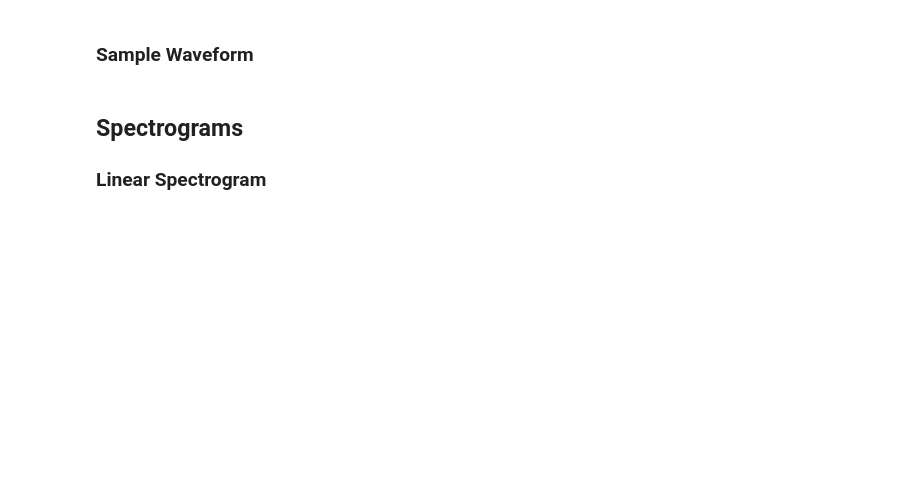
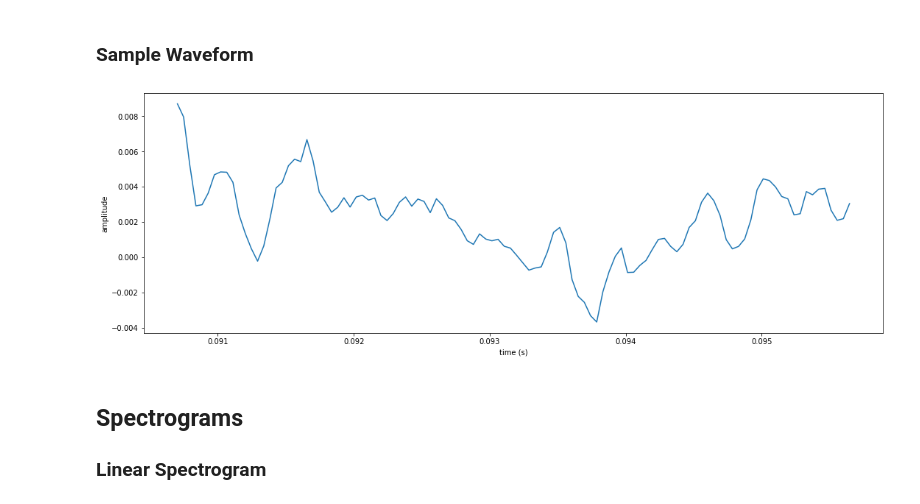
Before and after one commit to dontmindifiduda/urban-sound-classification, a Jupyter notebook: urban-sound-classification.ipynb, the cells around one changed output. Cells and saved outputs as stored; diff of their text form; code cells hidden in the pictures; blank space fills up the shorter version.

```diff
--- a/urban-sound-classification.ipynb
+++ b/urban-sound-classification.ipynb
@@ -76,13 +80,15 @@ ipd.Audio(test_file)
 # %% [markdown]
 ### Sample Waveform
 # %%
-time = np.arange(0, len(y)) / sr
+file_time = np.arange(0, len(y)) / sr
 
 plt.figure(figsize=(18, 6))
-plt.plot(time[2000:2110], y[2000:2110])
+plt.plot(file_time[2000:2110], y[2000:2110])
 plt.ylabel('amplitude')
 plt.xlabel('time (s)')
 plt.savefig(home_directory + 'images/sample_wave.png')
+# %% [output]
+[figure, added]
 # %% [markdown]
 ## Spectrograms
 
```
Also changed, not shown: parts of 14 cells of this notebook, 1 other file.
